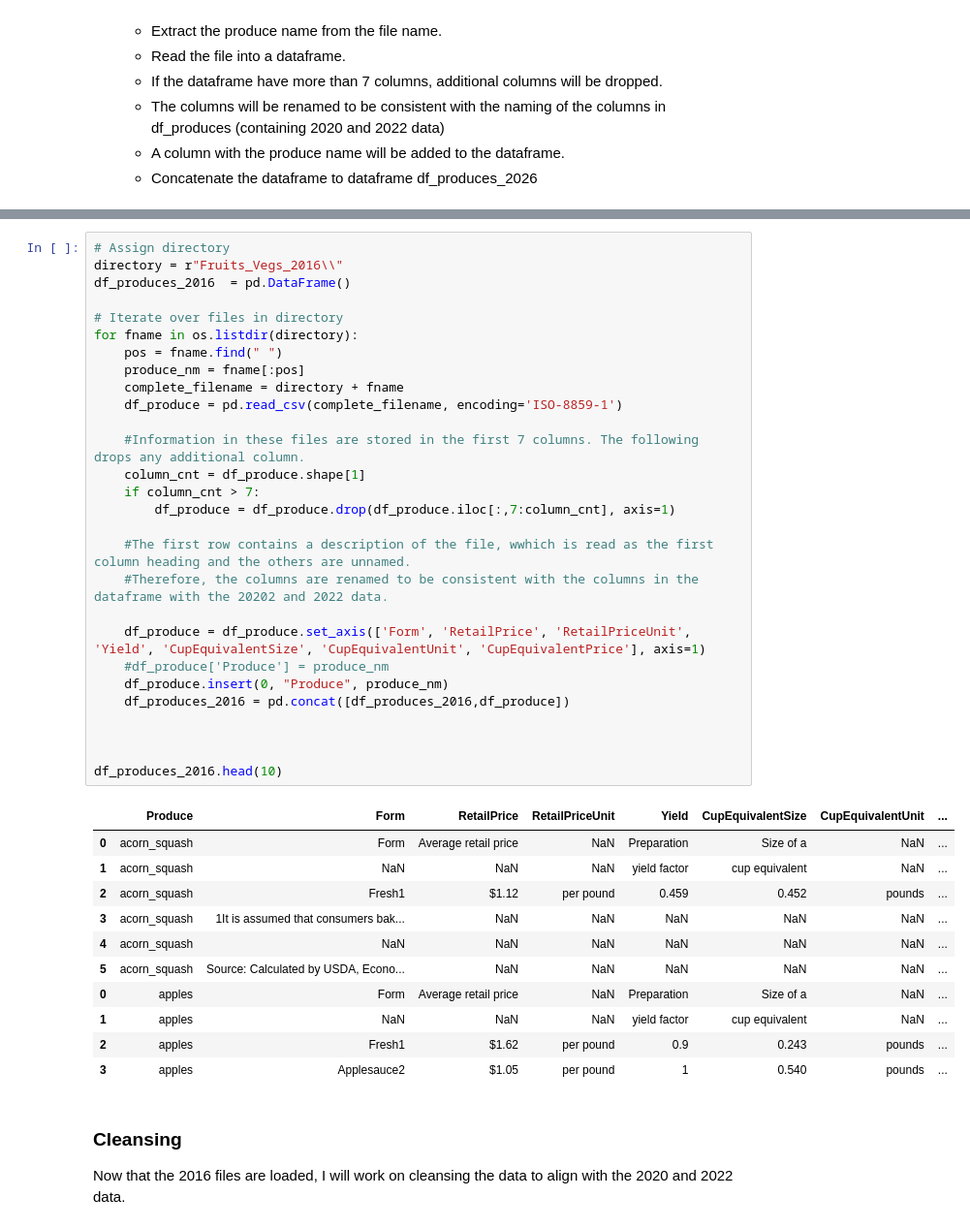
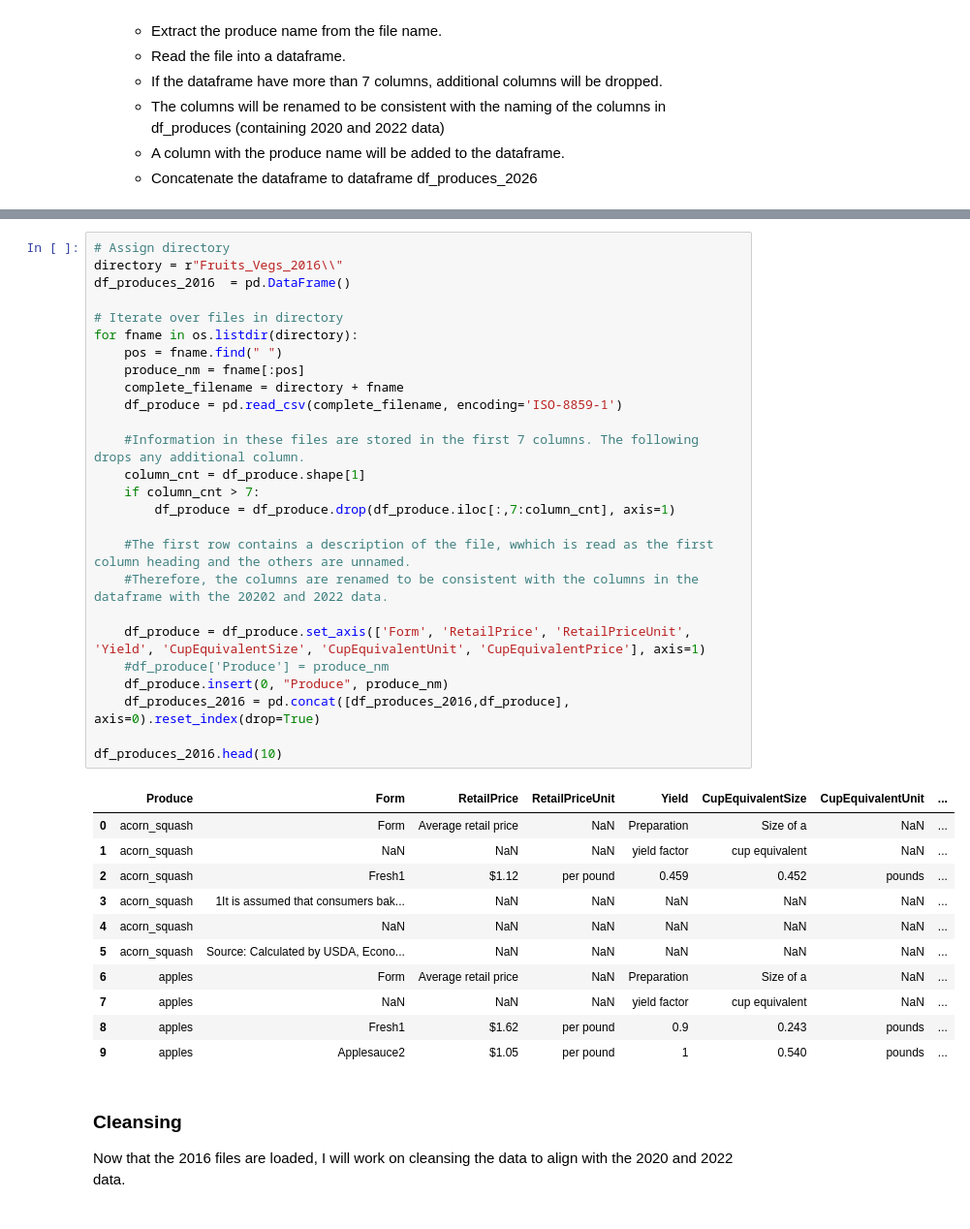
Before and after one commit to cmonjarr/5ADayCost, a Jupyter notebook: FiveADay.ipynb, the cells around one changed output, grey strips where cells are left out. Shown at 97% size. Drawn from its saved outputs; the diff is of its cells as text.

```diff
--- a/FiveADay.ipynb
+++ b/FiveADay.ipynb
@@ -280,40 +273,38 @@ directory = r"Fruits_Vegs_2016\\"
 df_produces_2016  = pd.DataFrame()
 
 # Iterate over files in directory
 for fname in os.listdir(directory):
     pos = fname.find(" ")
     produce_nm = fname[:pos]
     complete_filename = directory + fname
     df_produce = pd.read_csv(complete_filename, encoding='ISO-8859-1')
 
     #Information in these files are stored in the first 7 columns. The following drops any additional column.
     column_cnt = df_produce.shape[1]
     if column_cnt > 7:
         df_produce = df_produce.drop(df_produce.iloc[:,7:column_cnt], axis=1)
 
     #The first row contains a description of the file, wwhich is read as the first column heading and the others are unnamed.
     #Therefore, the columns are renamed to be consistent with the columns in the dataframe with the 20202 and 2022 data.
 
     df_produce = df_produce.set_axis(['Form', 'RetailPrice', 'RetailPriceUnit', 'Yield', 'CupEquivalentSize', 'CupEquivalentUnit', 'CupEquivalentPrice'], axis=1)
     #df_produce['Produce'] = produce_nm
     df_produce.insert(0, "Produce", produce_nm)
-    df_produces_2016 = pd.concat([df_produces_2016,df_produce])
-
-
+    df_produces_2016 = pd.concat([df_produces_2016,df_produce], axis=0).reset_index(drop=True)
 
 df_produces_2016.head(10)
 # %% [output]
 |  | Produce | Form | RetailPrice | RetailPriceUnit | Yield | CupEquivalentSize | CupEquivalentUnit | ... |
 | 0 | acorn_squash | Form | Average retail price | NaN | Preparation | Size of a | NaN | ... |
 | 1 | acorn_squash | NaN | NaN | NaN | yield factor | cup equivalent | NaN | ... |
 | 2 | acorn_squash | Fresh1 | $1.12 | per pound | 0.459 | 0.452 | pounds | ... |
 | 3 | acorn_squash | 1It is assumed that consumers bak... | NaN | NaN | NaN | NaN | NaN | ... |
 | 4 | acorn_squash | NaN | NaN | NaN | NaN | NaN | NaN | ... |
 | 5 | acorn_squash | Source: Calculated by USDA, Econo... | NaN | NaN | NaN | NaN | NaN | ... |
-| 0 | apples | Form | Average retail price | NaN | Preparation | Size of a | NaN | ... |
-| 1 | apples | NaN | NaN | NaN | yield factor | cup equivalent | NaN | ... |
-| 2 | apples | Fresh1 | $1.62 | per pound | 0.9 | 0.243 | pounds | ... |
-| 3 | apples | Applesauce2 | $1.05 | per pound | 1 | 0.540 | pounds | ... |
+| 6 | apples | Form | Average retail price | NaN | Preparation | Size of a | NaN | ... |
+| 7 | apples | NaN | NaN | NaN | yield factor | cup equivalent | NaN | ... |
+| 8 | apples | Fresh1 | $1.62 | per pound | 0.9 | 0.243 | pounds | ... |
+| 9 | apples | Applesauce2 | $1.05 | per pound | 1 | 0.540 | pounds | ... |
 # %% [markdown]
 ### Cleansing
 
```
Also changed, not shown: parts of 37 cells of this notebook, 5 other files.
